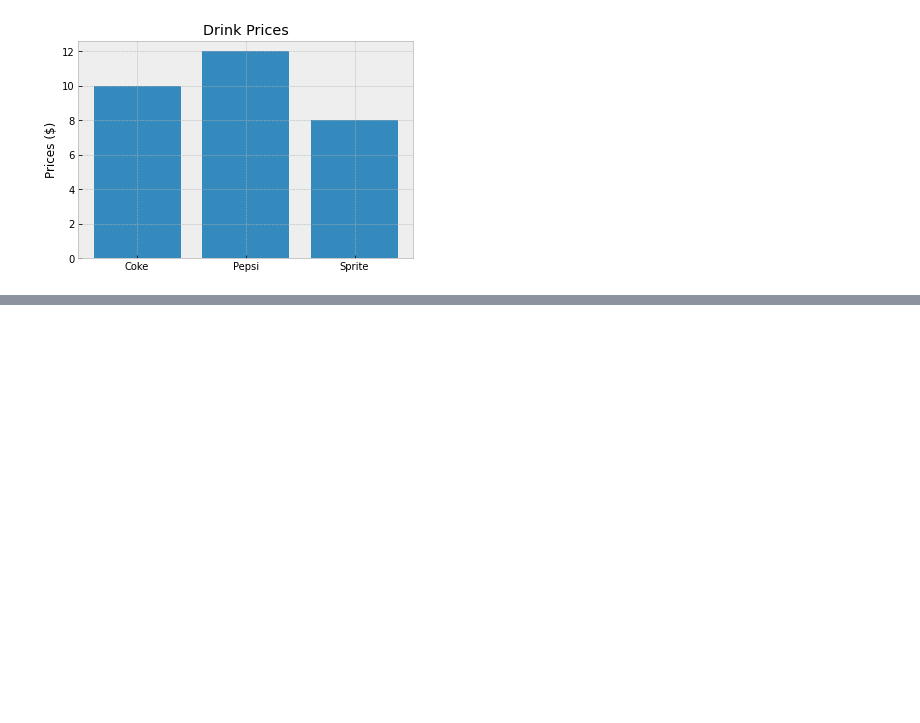
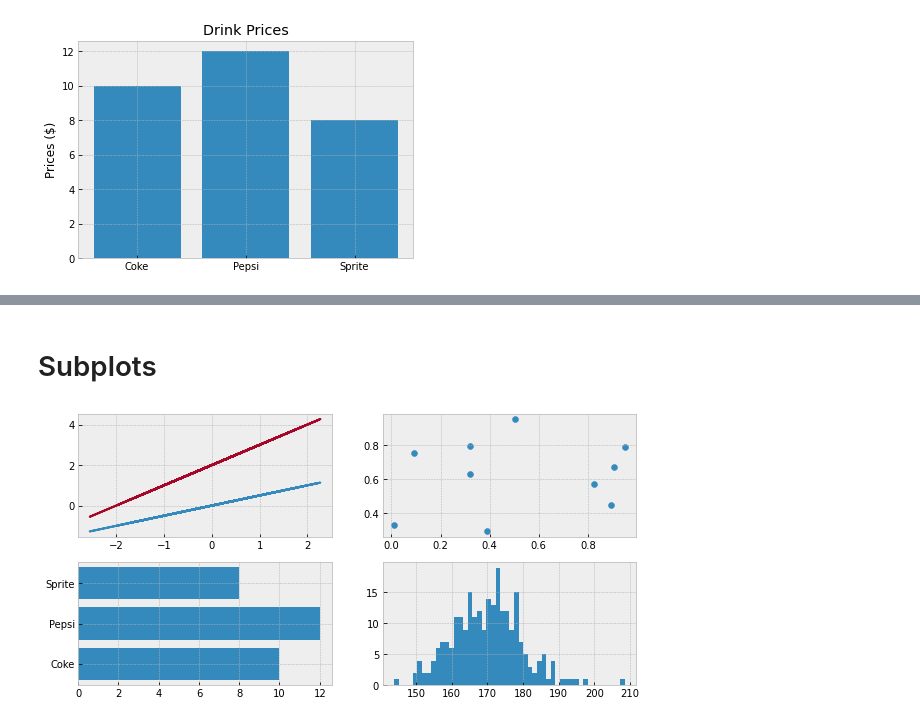
Before and after one commit to hung1012/ML-Basics, a Jupyter notebook: Matplotlib_Basics.ipynb, the cells around one changed output, grey strips where cells are left out. Drawn from its saved outputs; the diff is of its cells as text; code cells hidden in the pictures; blank space fills up the shorter version.

```diff
--- a/Matplotlib_Basics.ipynb
+++ b/Matplotlib_Basics.ipynb
@@ -125,0 +141,17 @@ ax.barh(list(soft_drink_prices.keys()), list(soft_drink_prices.values()))
+# %% [markdown]
+# Subplots
+# %%
+# Option 1:
+fig, ((ax1, ax2), (ax3, ax4)) = plt.subplots(nrows=2,
+                                            ncols=2,
+                                            figsize=(10, 5))
+
+#Plot data to each axis
+ax1.plot(x, x/2);
+ax1.plot(x, x+2);
+
+ax2.scatter(np.random.random(10), np.random.random(10));
+ax3.barh(list(soft_drink_prices.keys()), list(soft_drink_prices.values()));
+ax4.hist(student_height, bins=50);
+# %% [output]
+[figure, added]
```
Also changed, not shown: parts of 7 cells of this notebook.
